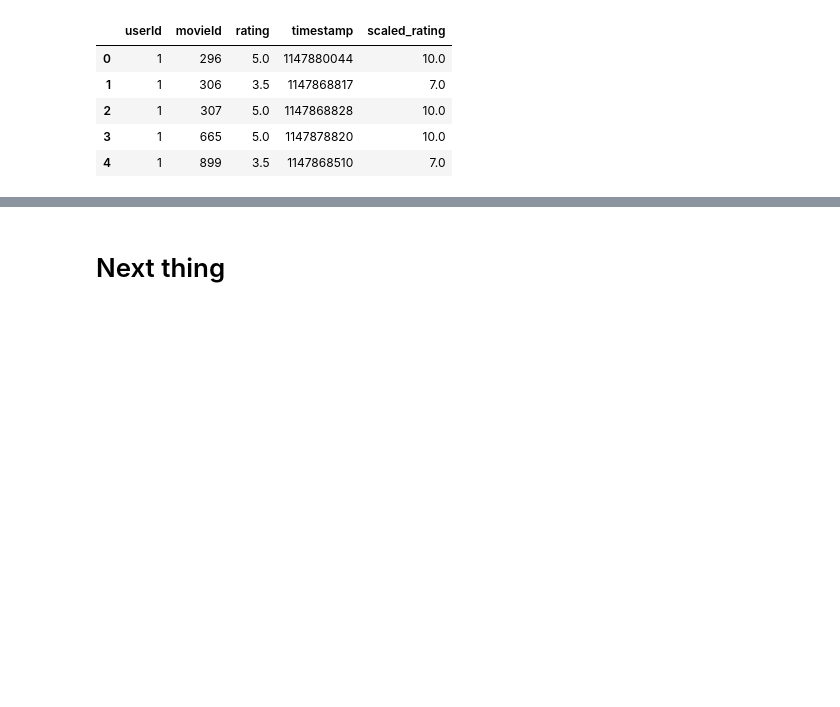
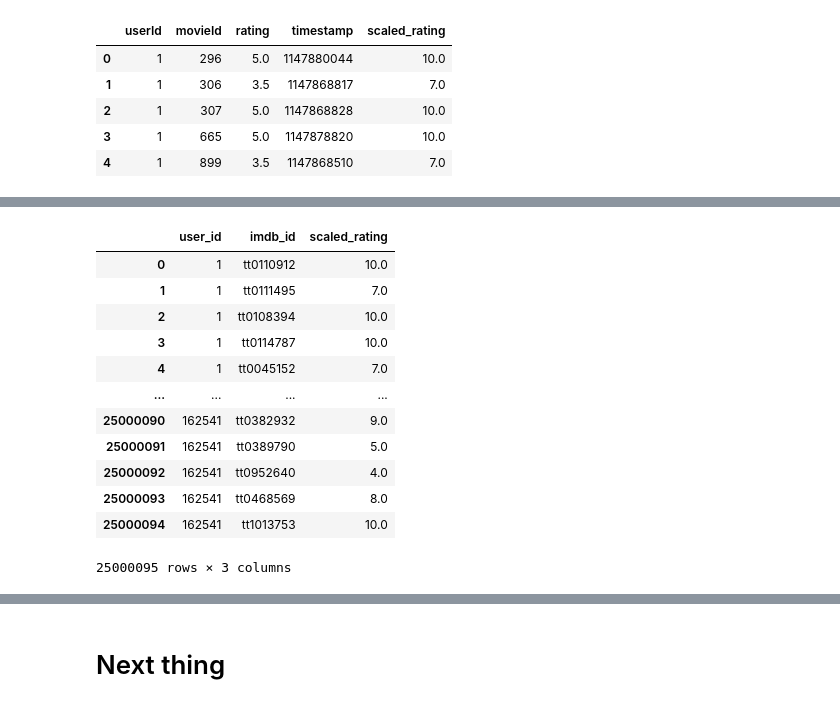
Before and after one commit to jackfrantz/Movie-Recommender-System, a Jupyter notebook: Code_Notebooks/Data_Cleaning.ipynb, the cells around one changed output, grey strips where cells are left out. Saved outputs shown, nothing was run; the diff lists cells and outputs as text; code cells hidden in the pictures; blank space fills up the shorter version.

```diff
--- a/Code_Notebooks/Data_Cleaning.ipynb
+++ b/Code_Notebooks/Data_Cleaning.ipynb
@@ -83,0 +119,4 @@ ml_ratings.head()
+# %%
+# We need to rename our columns to match the MovieLens reviews
+ml_ratings_for_merge = ml_ratings_for_merge.rename({'userId': 'user_id', 'imdb_reformatted': 'imdb_id'}, axis='columns')
+ml_ratings_for_merge.head()
@@ -83,0 +130,18 @@ ml_ratings.head()
+# %%
+# Take only the columns we will use for modeling
+ml_ratings_for_merge = ml_ratings_for_merge[['user_id', 'imdb_id', 'scaled_rating']]
+ml_ratings_for_merge
+# %% [output]
+|  | user_id | imdb_id | scaled_rating |
+| 0 | 1 | tt0110912 | 10.0 |
+| 1 | 1 | tt0111495 | 7.0 |
+| 2 | 1 | tt0108394 | 10.0 |
+| 3 | 1 | tt0114787 | 10.0 |
+| 4 | 1 | tt0045152 | 7.0 |
+| ... | ... | ... | ... |
+| 25000090 | 162541 | tt0382932 | 9.0 |
+| 25000091 | 162541 | tt0389790 | 5.0 |
+| 25000092 | 162541 | tt0952640 | 4.0 |
+| 25000093 | 162541 | tt0468569 | 8.0 |
+| 25000094 | 162541 | tt1013753 | 10.0 |
+25000095 rows × 3 columns
```
Also changed, not shown: parts of 11 cells of this notebook.
